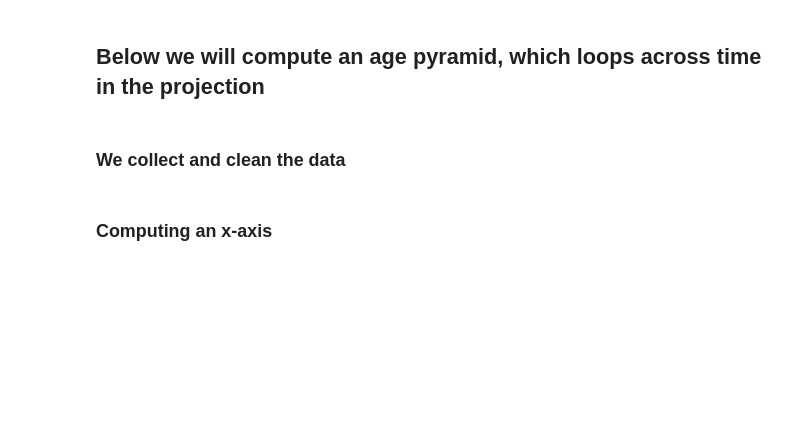
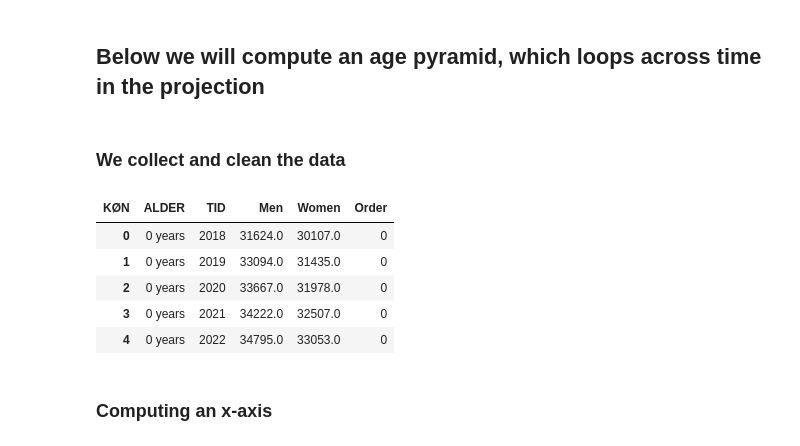
Before and after one commit to NumEconCopenhagen/projects-2019-tobias_jacob_sandru, a Jupyter notebook: dataproject/dataProject.ipynb, the cells around one changed output. Saved outputs shown, nothing was run; the diff lists cells and outputs as text; code cells hidden in the pictures; blank space fills up the shorter version.

```diff
--- a/dataproject/dataProject.ipynb
+++ b/dataproject/dataProject.ipynb
@@ -133,21 +169,29 @@ plt.show()
 # %%
 #Collecting the data
 agedist = Dst.get_data(table_id = 'FRDK118', variables={'HERKOMST':['*'],'KØN':['*'], 'ALDER':['*'], 'TID':['*']})
 
 #As we are not interested in dynamics dependent on origin, we sum on that column.
 age_dist=agedist.groupby(['KØN','ALDER','TID'])['INDHOLD'].sum()
 
 #We transpose the DataFrame, such that the dynamics of the projection each are a column
 age_dist=age_dist.unstack(level=0)
 
 #We remove the index
 age_dist.reset_index(inplace=True)
 
 #We generate a new column, which is equal to the age column. We then remove the 'years' part of the column values
 # such that only the age as a number remains. We turn that into an integer column, so we can sort the data
 # after that. So the order will be (1, 2, 3, ..) and not (1, 10, 100, 2).
 age_dist['Order'] = age_dist['ALDER'].map(lambda x: x.rstrip(' years'))
 age_dist['Order']=age_dist['Order'].astype(int)
+age_dist.head()
+# %% [output]
+| KØN | ALDER | TID | Men | Women | Order |
+| 0 | 0 years | 2018 | 31624.0 | 30107.0 | 0 |
+| 1 | 0 years | 2019 | 33094.0 | 31435.0 | 0 |
+| 2 | 0 years | 2020 | 33667.0 | 31978.0 | 0 |
+| 3 | 0 years | 2021 | 34222.0 | 32507.0 | 0 |
+| 4 | 0 years | 2022 | 34795.0 | 33053.0 | 0 |
 # %% [markdown]
 ### Computing an x-axis
 # %%
```
Also changed, not shown: parts of 10 cells of this notebook, 12 other files.
